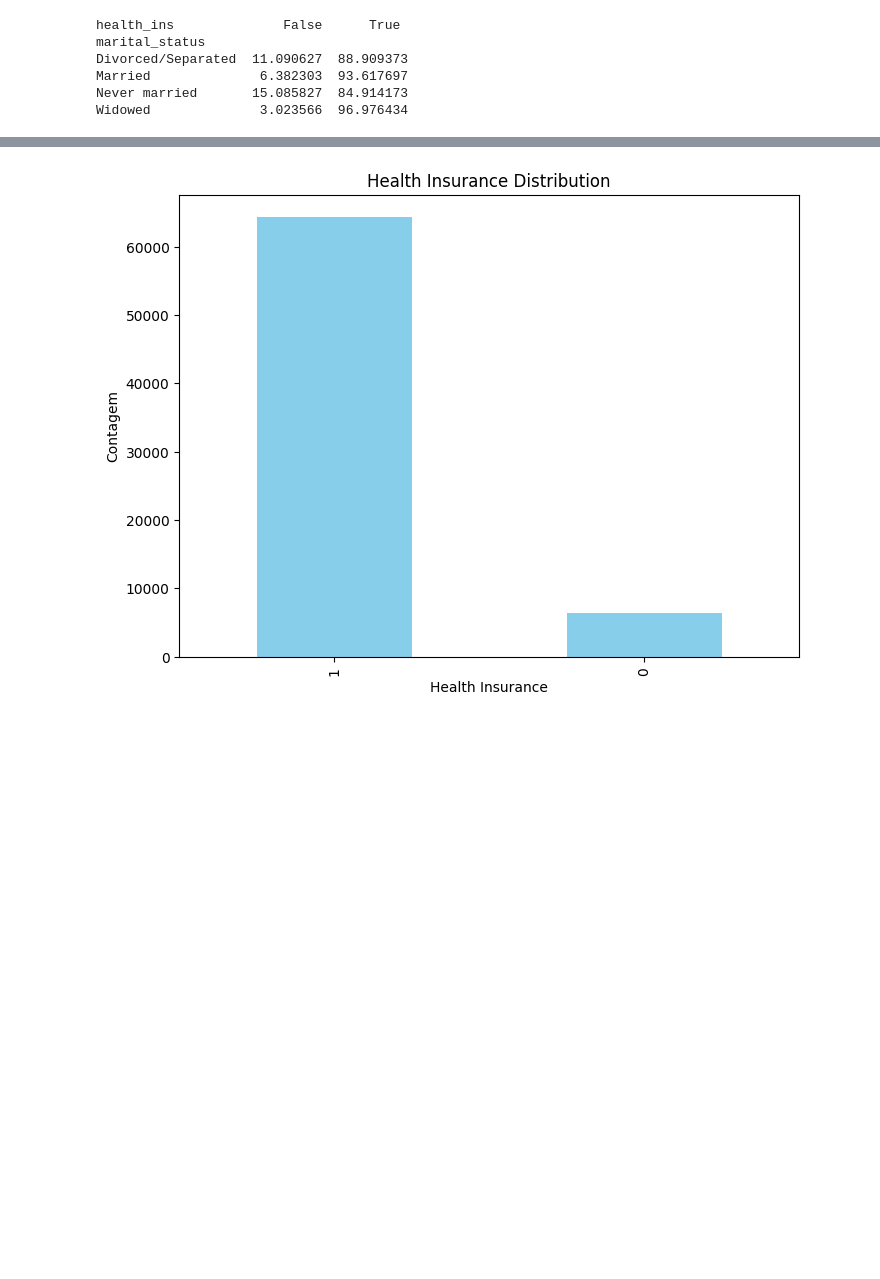
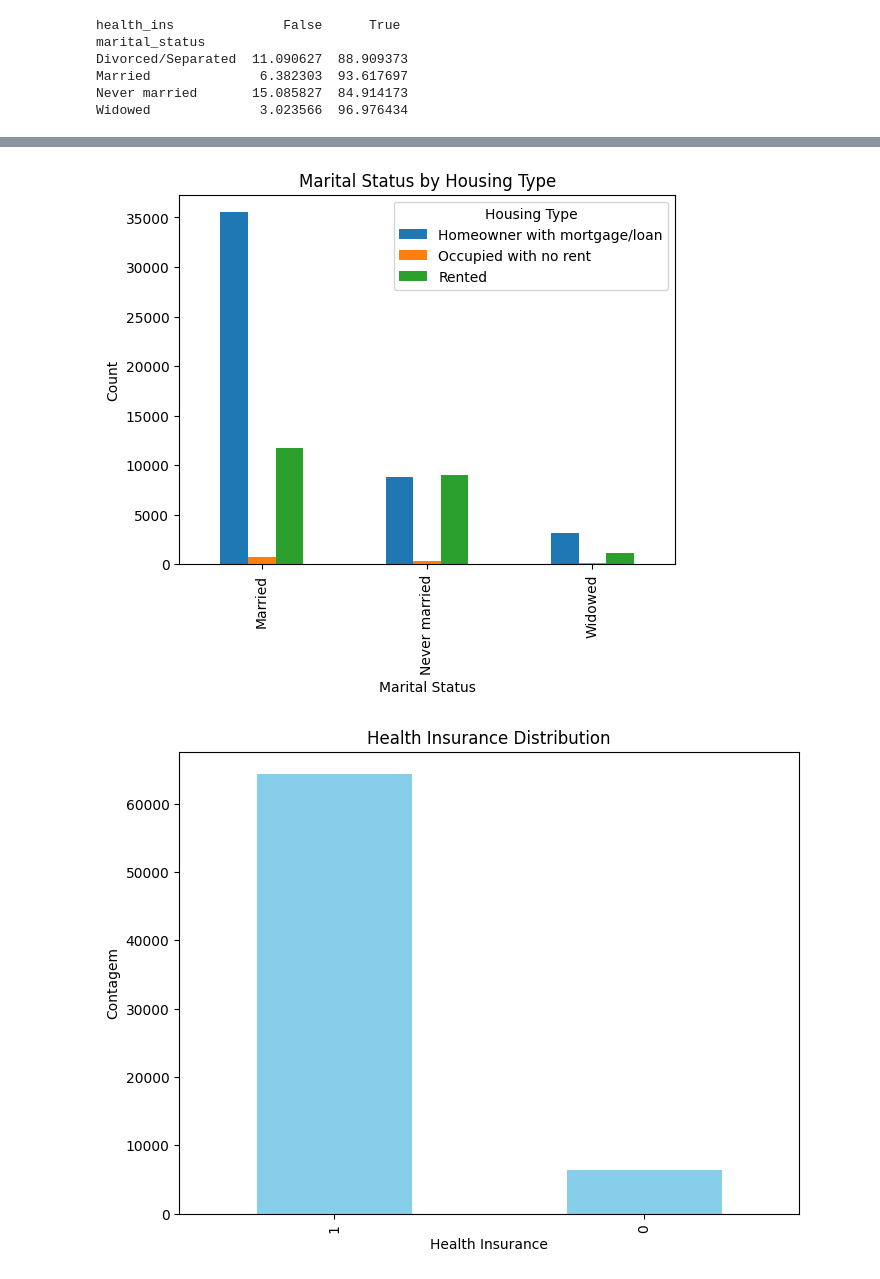
Before and after one commit to Barb02/IDS_project, a Jupyter notebook: customer.ipynb, the cells around one changed output, grey strips where cells are left out. Drawn from its saved outputs; the diff is of its cells as text; code cells hidden in the pictures; blank space fills up the shorter version.

```diff
--- a/customer.ipynb
+++ b/customer.ipynb
@@ -137,3 +225,15 @@ Widowed              3.023566  96.976434
+# %%
+#Visualize the marital status according to the housing type
+
+marital_housing_counts = pd.crosstab(df['marital_status'], df['housing_type'])
+marital_housing_counts.plot(kind='bar', stacked=False)
+plt.title("Marital Status by Housing Type")
+plt.xlabel("Marital Status")
+plt.ylabel("Count")
+plt.legend(title="Housing Type")
+plt.show()
+# %% [output]
+[figure, added]
 # %%
 # EDA - Bárbara
 # %%
```
Also changed, not shown: parts of 4 cells of this notebook.
